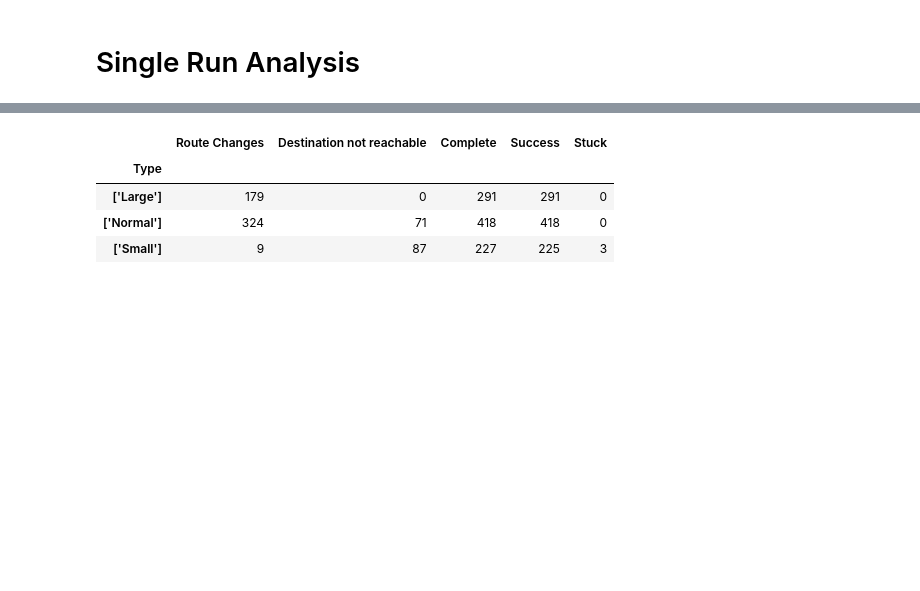
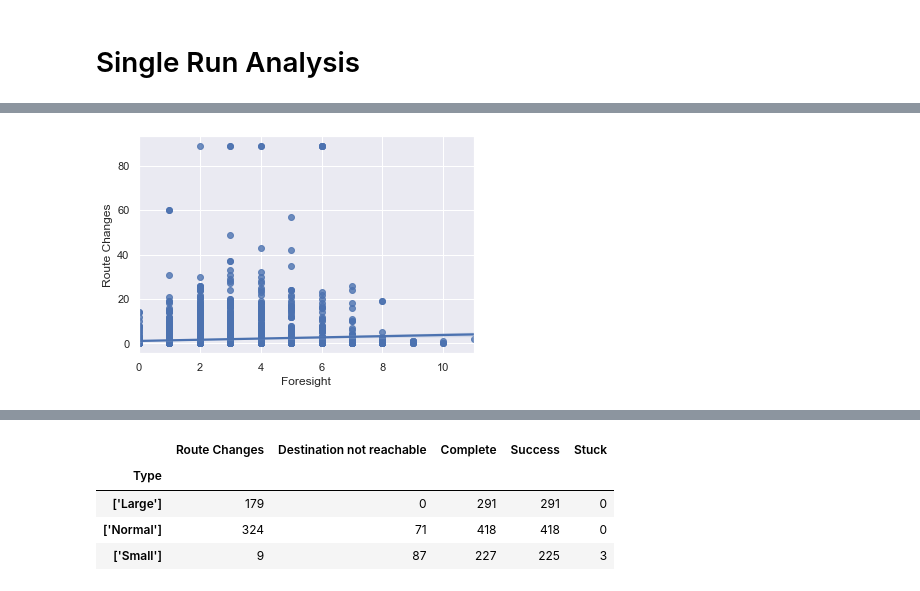
Before and after one commit to jvschlierf/Networks-ships-reroutes, a Jupyter notebook: analysis.ipynb, the cells around one changed output, grey strips where cells are left out. Drawn from its saved outputs; the diff is of its cells as text; code cells hidden in the pictures; blank space fills up the shorter version.

```diff
--- a/analysis.ipynb
+++ b/analysis.ipynb
@@ -99,0 +144,4 @@ types = pd.concat([type_none.sum(), type_dover.sum(),type_gibraltar.sum(), type_
+# %%
+last = [run[run["Step"]==last_step][:] for run in single_runs]
+last_steps = pd.concat(li,axis=0, keys=keys)
+last_steps.head()
@@ -99,0 +155,7 @@ types = pd.concat([type_none.sum(), type_dover.sum(),type_gibraltar.sum(), type_
+# %%
+'''Foresight on route changes'''
+import seaborn as sns
+sns.set_theme(color_codes=True)
+sns.regplot(x="Foresight", y="Route Changes", data=last_steps);
+# %% [output]
+[figure, added]
```
Also changed, not shown: parts of 23 cells of this notebook.
